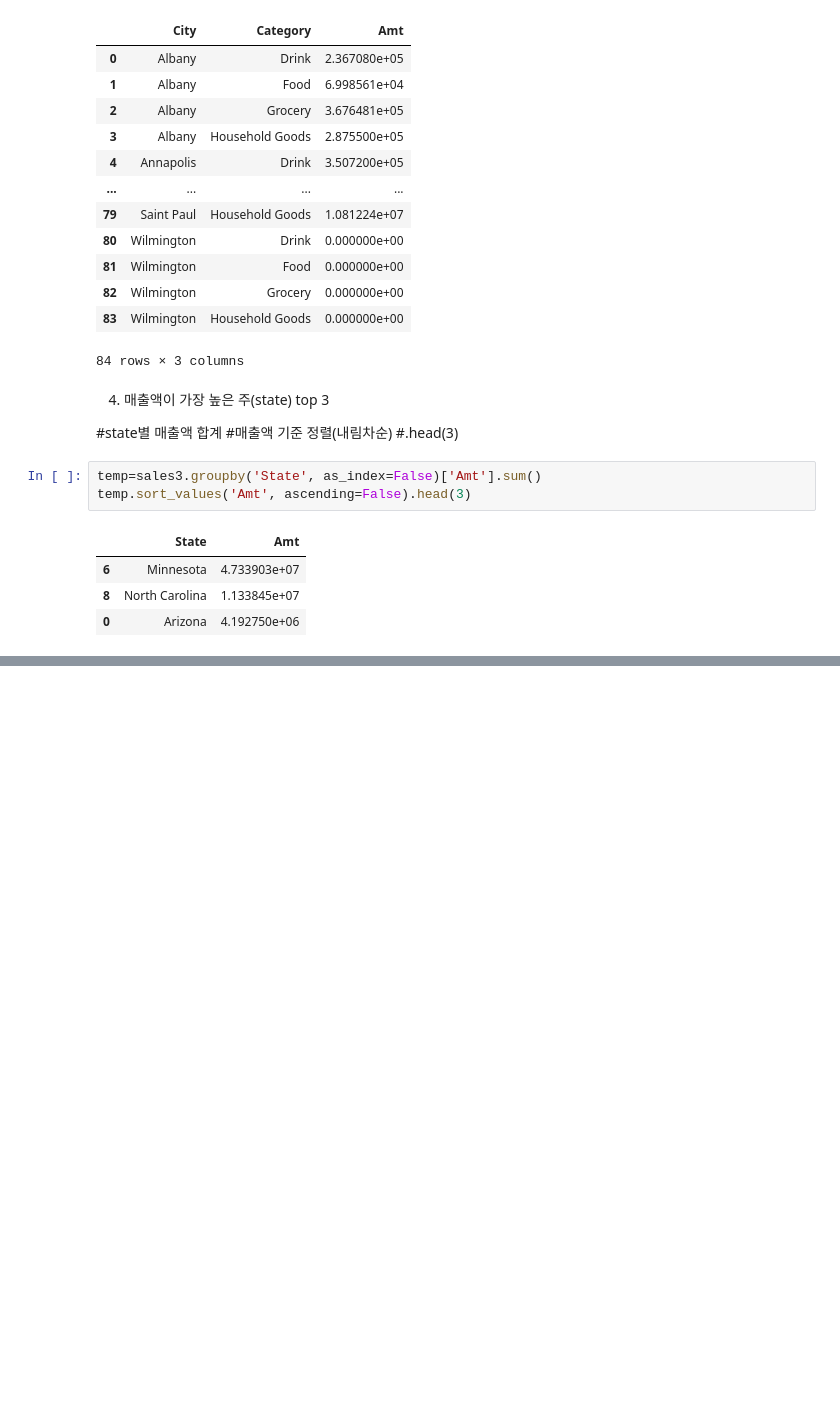
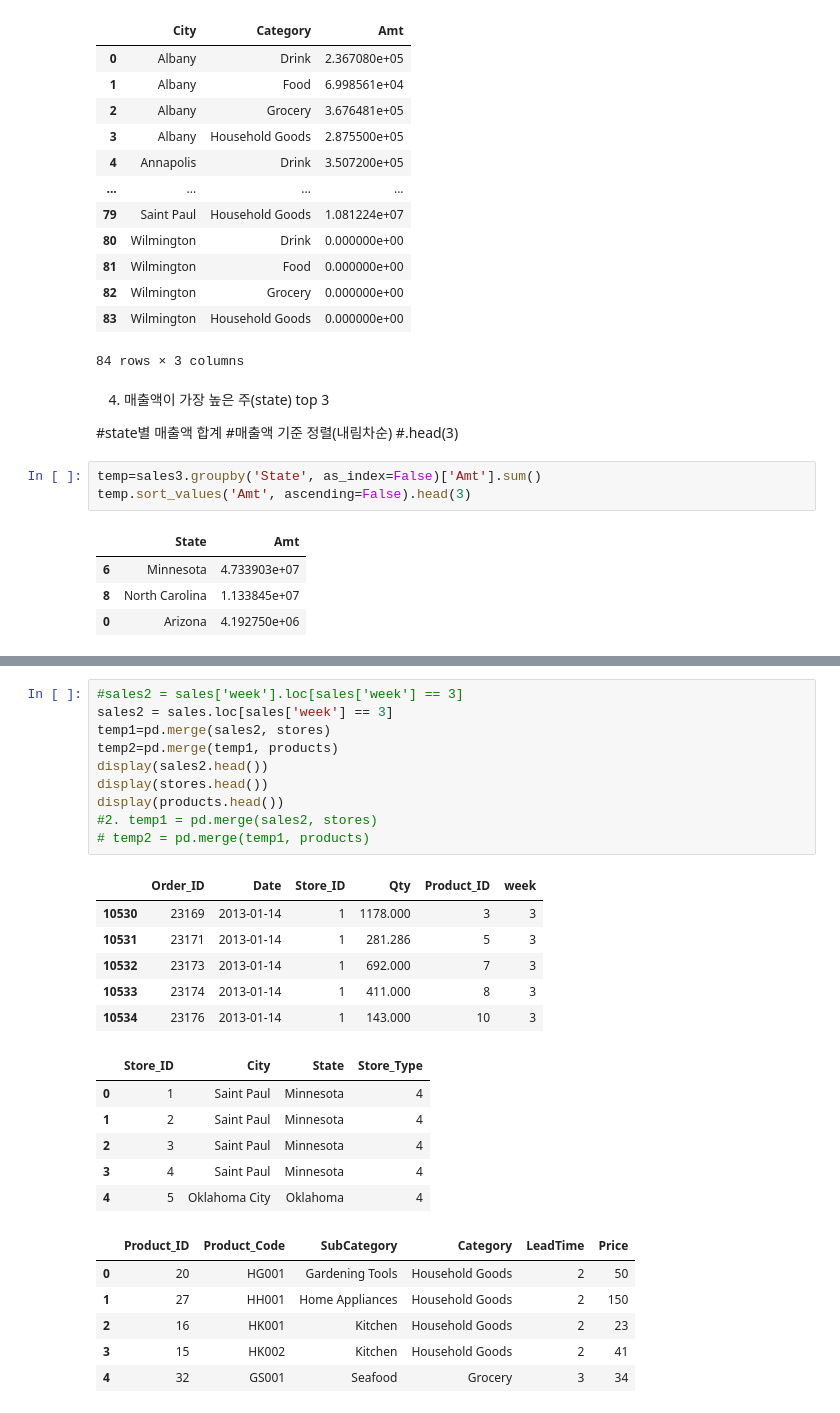
Before and after one commit to jmu1462/20230207, a Jupyter notebook: 02 - 데이터프레임 결합.ipynb, the cells around one changed output, grey strips where cells are left out. Saved outputs shown, nothing was run; the diff lists cells and outputs as text; blank space fills up the shorter version.

```diff
--- a/02 - 데이터프레임 결합.ipynb
+++ b/02 - 데이터프레임 결합.ipynb
@@ -386,0 +435,29 @@ te
+# %%
+#sales2 = sales['week'].loc[sales['week'] == 3]
+sales2 = sales.loc[sales['week'] == 3]
+temp1=pd.merge(sales2, stores)
+temp2=pd.merge(temp1, products)
+display(sales2.head())
+display(stores.head())
+display(products.head())
+#2. temp1 = pd.merge(sales2, stores)
+# temp2 = pd.merge(temp1, products)
+# %% [output]
+|  | Order_ID | Date | Store_ID | Qty | Product_ID | week |
+| 10530 | 23169 | 2013-01-14 | 1 | 1178.000 | 3 | 3 |
+| 10531 | 23171 | 2013-01-14 | 1 | 281.286 | 5 | 3 |
+| 10532 | 23173 | 2013-01-14 | 1 | 692.000 | 7 | 3 |
+| 10533 | 23174 | 2013-01-14 | 1 | 411.000 | 8 | 3 |
+| 10534 | 23176 | 2013-01-14 | 1 | 143.000 | 10 | 3 |
+|  | Store_ID | City | State | Store_Type |
+| 0 | 1 | Saint Paul | Minnesota | 4 |
+| 1 | 2 | Saint Paul | Minnesota | 4 |
+| 2 | 3 | Saint Paul | Minnesota | 4 |
+| 3 | 4 | Saint Paul | Minnesota | 4 |
+| 4 | 5 | Oklahoma City | Oklahoma | 4 |
+|  | Product_ID | Product_Code | SubCategory | Category | LeadTime | Price |
+| 0 | 20 | HG001 | Gardening Tools | Household Goods | 2 | 50 |
+| 1 | 27 | HH001 | Home Appliances | Household Goods | 2 | 150 |
+| 2 | 16 | HK001 | Kitchen | Household Goods | 2 | 23 |
+| 3 | 15 | HK002 | Kitchen | Household Goods | 2 | 41 |
+| 4 | 32 | GS001 | Seafood | Grocery | 3 | 34 |
```
Also changed, not shown: parts of 5 cells of this notebook.
